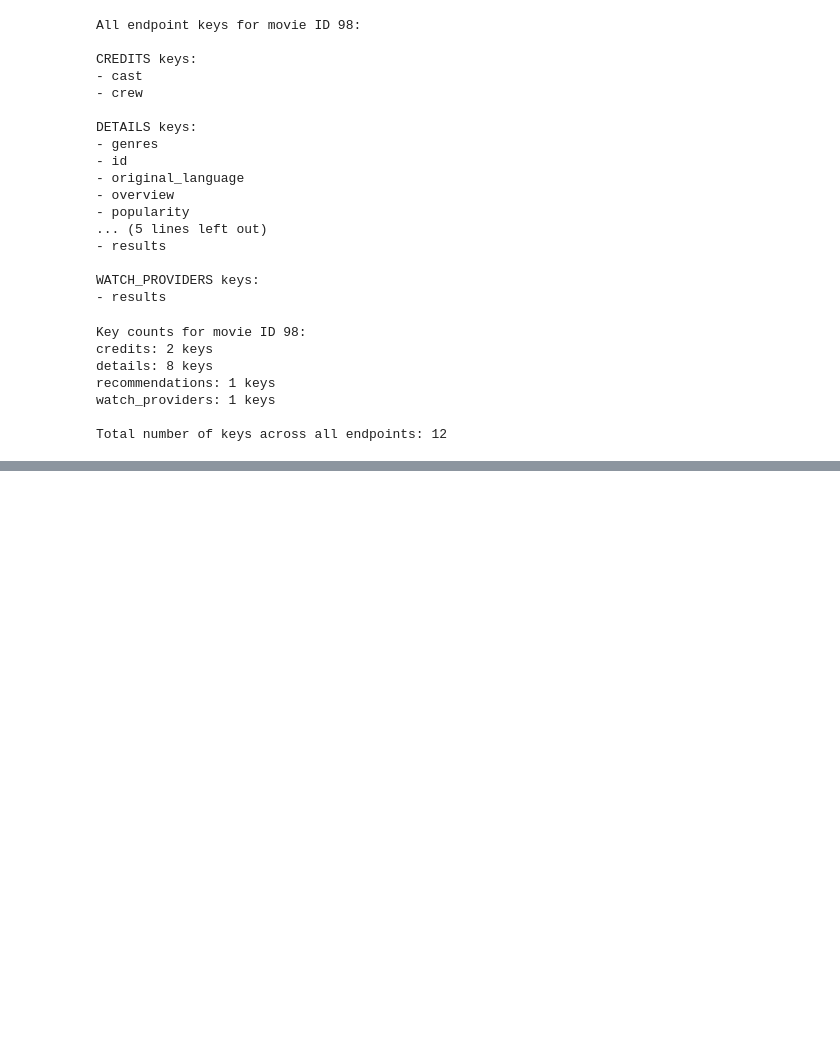
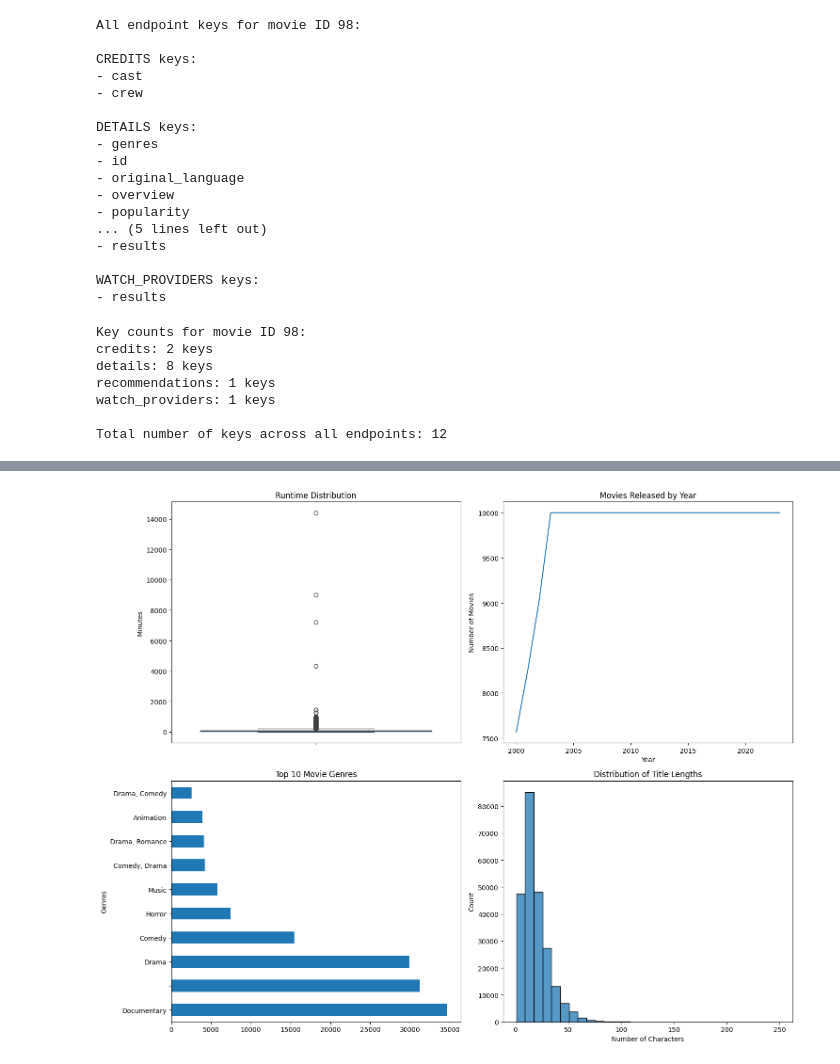
Before and after one commit to Sathvik-Chowdary-Veerapaneni/CineAI, a Jupyter notebook: src/preprocessing/data_explore.ipynb, the cells around one changed output, grey strips where cells are left out. Drawn from its saved outputs; the diff is of its cells as text; code cells hidden in the pictures; blank space fills up the shorter version.

Commit message:
Exploratory Data Analysis
- Performed data analysis
- Insights vary need to perform more analysis

```diff
--- a/src/preprocessing/data_explore.ipynb
+++ b/src/preprocessing/data_explore.ipynb
@@ -6,5 +6,5 @@ import json
 import os
 # %%
 # Loading the json data
-data_batch_dir='/Users/HVMS/Desktop/GitHub/CineAI/data'
+root_data_dir='/Users/HVMS/Desktop/GitHub/CineAI/data'
 # %%
@@ -170,0 +363,4 @@ Total number of keys across all endpoints: 12
+# %%
+# 2. Movies by Year
+sns.histplot(data=movie_df, x='year', bins=30, ax=ax2)
+ax2.set_title('Movies by Release Year')
@@ -170,0 +369,14 @@ Total number of keys across all endpoints: 12
+# %%
+# 3. Top 10 Genres
+genre_counts = movie_df['Genres'].value_counts().head(10)
+genre_counts.plot(kind='bar', ax=ax3)
+ax3.set_title('Top 10 Movie Genres')
+ax3.tick_params(axis='x', rotation=45)
+# %%
+# 4. Movies by Month (handling N/A values)
+# Convert Release Date to datetime, replacing invalid values with NaT
+movie_df['Release Date'] = pd.to_datetime(movie_df['Release Date'], errors='coerce')
+valid_dates = movie_df[movie_df['Release Date'].notna()]
+sns.histplot(data=valid_dates, x=valid_dates['Release Date'].dt.month, bins=12, ax=ax4)
+ax4.set_title('Movies by Release Month')
+ax4.set_xlabel('Month')
@@ -170,0 +404,44 @@ Total number of keys across all endpoints: 12
+# %%
+# Import required libraries
+import pandas as pd
+import matplotlib.pyplot as plt
+import seaborn as sns
+
+# Create subplots
+fig, ((ax1, ax2), (ax3, ax4)) = plt.subplots(2, 2, figsize=(15, 12))
+
+# 1. Runtime Analysis
+movie_df['Runtime'] = pd.to_numeric(movie_df['Runtime'], errors='coerce')
+sns.boxplot(y=movie_df['Runtime'].dropna(), ax=ax1)
+ax1.set_title('Runtime Distribution')
+ax1.set_ylabel('Minutes')
+
+# 2. Year Distribution
+year_counts = movie_df['year'].value_counts().sort_index()
+year_counts.plot(kind='line', ax=ax2)
+ax2.set_title('Movies Released by Year')
+ax2.set_xlabel('Year')
+ax2.set_ylabel('Number of Movies')
+
+# 3. Genre Analysis
+genre_counts = movie_df['Genres'].value_counts().head(10)
+genre_counts.plot(kind='barh', ax=ax3)
+ax3.set_title('Top 10 Movie Genres')
+
+# 4. Title Length Analysis
+movie_df['title_length'] = movie_df['Title'].str.len()
+sns.histplot(data=movie_df, x='title_length', bins=30, ax=ax4)
+ax4.set_title('Distribution of Title Lengths')
+ax4.set_xlabel('Number of Characters')
+
+plt.tight_layout()
+plt.show()
+
+# Print summary statistics
+print("\nSummary Statistics:")
+print("\nRuntime Statistics:")
+print(movie_df['Runtime'].describe())
+print("\nMost Common Genres:")
+print(genre_counts.head())
+# %% [output]
+[figure, added]
```
Also changed, not shown: parts of 25 cells of this notebook, 2 other files.
